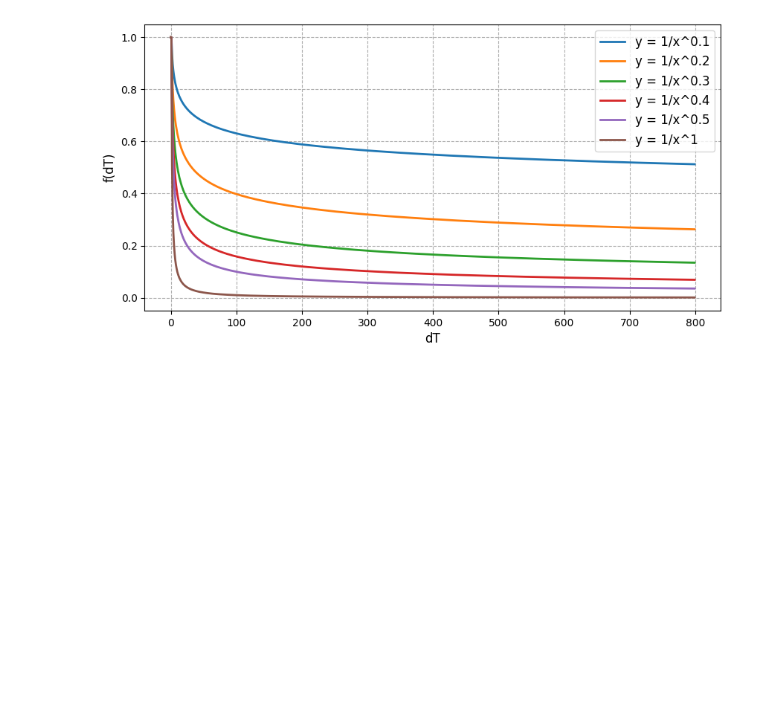
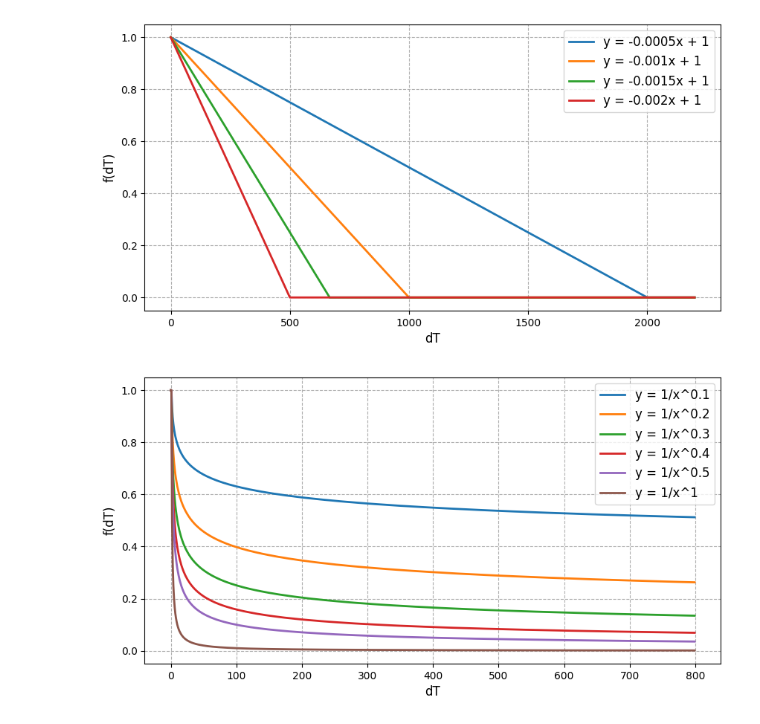
Before and after one commit to JackFlying/DNFNet_release, a Jupyter notebook: tools/visualize/vis_stc.ipynb, the cells around one changed output. Cells and saved outputs as stored; diff of their text form; code cells hidden in the pictures; blank space fills up the shorter version.

```diff
--- a/tools/visualize/vis_stc.ipynb
+++ b/tools/visualize/vis_stc.ipynb
@@ -1,28 +1,31 @@
 # %%
 import numpy as np
 import matplotlib.pyplot as plt
 
 plt.rcParams['font.sans-serif'] = ['Arial']  # 如果要显示中文字体,则在此处设为：SimHei
 plt.rcParams['axes.unicode_minus'] = False  # 显示负号
 colors = ['b', 'g','maroon', 'c', 'm', 'y', 'k', 'r']
 markers = ['o', 'v', '^', 'D', '>', 's', '*', '+']
 linestyles = ['-', '-', '-', '-', '-', '--', '--', '--']
 (x, y) = (0, 1)
 x_values = [x for x in range(0, 2200)]
 plt.figure(figsize=(10, 5), dpi=100)
 ms = [-0.0005, -0.001, -0.0015, -0.002]
 plt.grid(linestyle="--")  # 设置背景网格线为虚线
 for (i, m) in enumerate(ms):
-    b = y - m * x
+    # b = y - m * x
+    b = 1
     y_values = [m * x + b if m * x + b > 0 else 0 for x in x_values]
     plt.plot(x_values, y_values, label=f'y = {m}x + {b}', linewidth=2)
 
 plt.xlabel("dT", fontsize=12)
 plt.ylabel("f(dT)", fontsize=12)
 
 plt.legend(loc=0, prop = {'size':12})
 # plt.savefig('../file/gallery_size.eps', dpi=100, format='eps', bbox_inches='tight', pad_inches=0)
 plt.show()
+# %% [output]
+[figure, added]
 # %%
 import numpy as np
 import matplotlib.pyplot as plt
```
Also changed, not shown: parts of 3 cells of this notebook, 15 other files.
